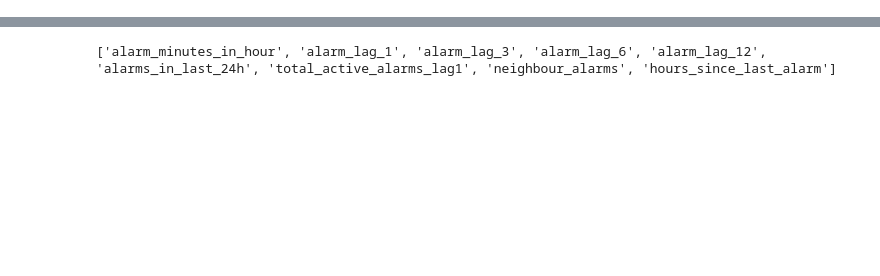
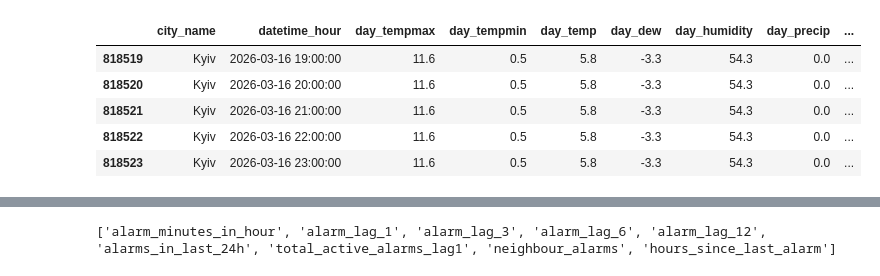
Before and after one commit to khorunzhaviktoriia/war-events-predictor-saas, a Jupyter notebook: forecasting/logistic_regression.ipynb, the cells around one changed output, grey strips where cells are left out. Cells and saved outputs as stored; diff of their text form; code cells hidden in the pictures; blank space fills up the shorter version.

```diff
--- a/forecasting/logistic_regression.ipynb
+++ b/forecasting/logistic_regression.ipynb
@@ -24,3 +24,12 @@ merged_dataset.head()
+# %%
+merged_dataset.tail()
+# %% [output]
+|  | city_name | datetime_hour | day_tempmax | day_tempmin | day_temp | day_dew | day_humidity | day_precip | ... |
+| 818519 | Kyiv | 2026-03-16 19:00:00 | 11.6 | 0.5 | 5.8 | -3.3 | 54.3 | 0.0 | ... |
+| 818520 | Kyiv | 2026-03-16 20:00:00 | 11.6 | 0.5 | 5.8 | -3.3 | 54.3 | 0.0 | ... |
+| 818521 | Kyiv | 2026-03-16 21:00:00 | 11.6 | 0.5 | 5.8 | -3.3 | 54.3 | 0.0 | ... |
+| 818522 | Kyiv | 2026-03-16 22:00:00 | 11.6 | 0.5 | 5.8 | -3.3 | 54.3 | 0.0 | ... |
+| 818523 | Kyiv | 2026-03-16 23:00:00 | 11.6 | 0.5 | 5.8 | -3.3 | 54.3 | 0.0 | ... |
 # %%
 merged_dataset.shape
 # %% [output]
```
Also changed, not shown: parts of 13 cells of this notebook.
